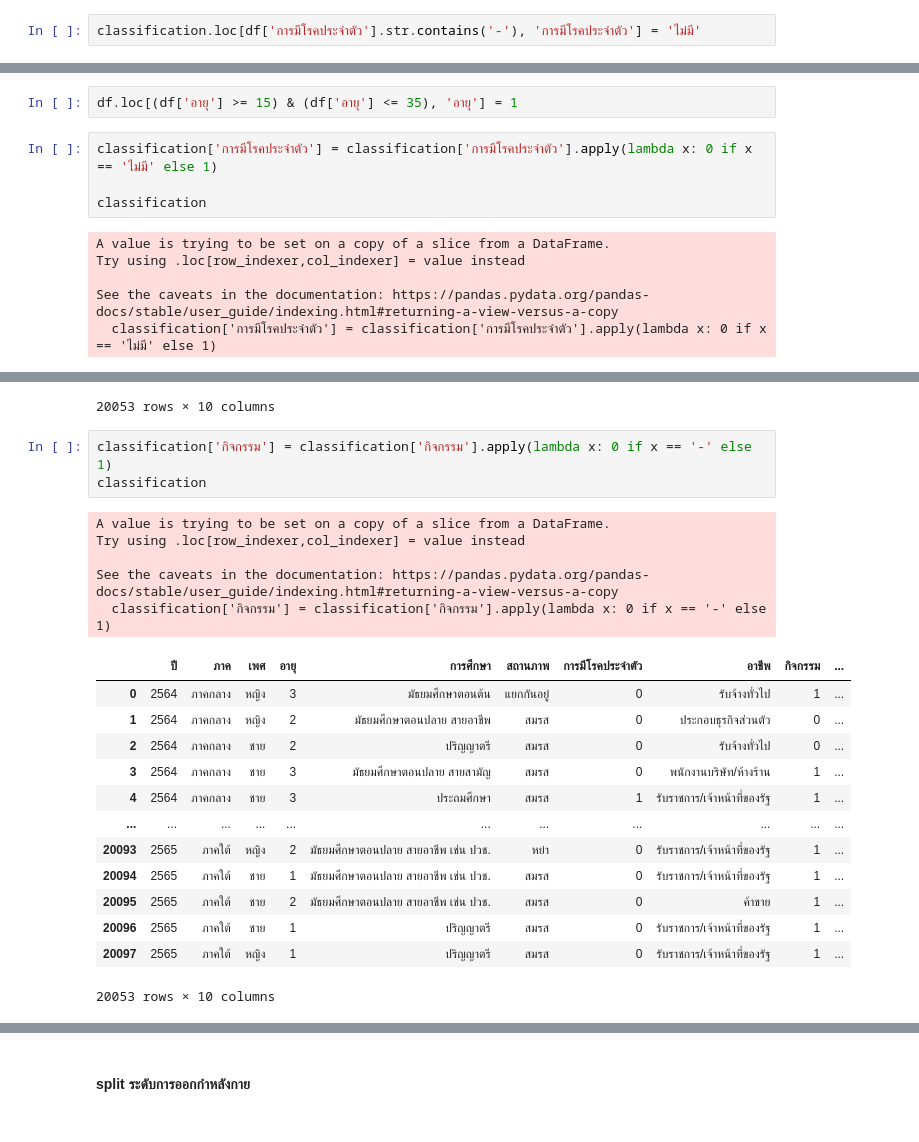
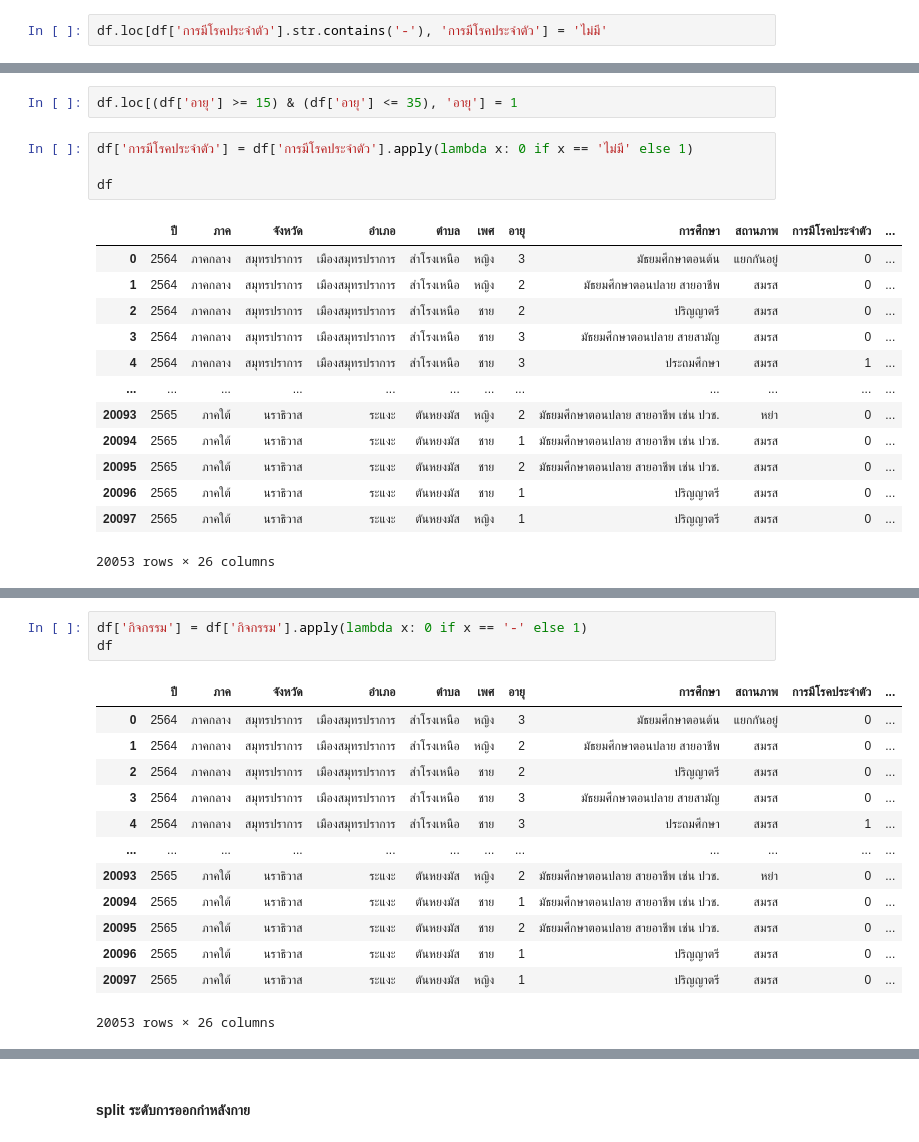
Before and after one commit to lapatradaa/BSC_DPDM23, a Jupyter notebook: ex.ipynb, the cells around one changed output, grey strips where cells are left out. Drawn from its saved outputs; the diff is of its cells as text.

```diff
--- a/ex.ipynb
+++ b/ex.ipynb
@@ -177,5 +177,5 @@ no_disease
 # %% [output]
 0
 # %%
-classification.loc[df['การมีโรคประจำตัว'].str.contains('-'), 'การมีโรคประจำตัว'] = 'ไม่มี'
+df.loc[df['การมีโรคประจำตัว'].str.contains('-'), 'การมีโรคประจำตัว'] = 'ไม่มี'
 # %%
@@ -204,12 +204,20 @@ classification
 # %%
 df.loc[(df['อายุ'] >= 15) & (df['อายุ'] <= 35), 'อายุ'] = 1
 # %%
-classification['การมีโรคประจำตัว'] = classification['การมีโรคประจำตัว'].apply(lambda x: 0 if x == 'ไม่มี' else 1)
+df['การมีโรคประจำตัว'] = df['การมีโรคประจำตัว'].apply(lambda x: 0 if x == 'ไม่มี' else 1)
 
-classification
+df
 # %% [output]
+|  | ปี | ภาค | จังหวัด | อำเภอ | ตำบล | เพศ | อายุ | การศึกษา | สถานภาพ | การมีโรคประจำตัว | ... |
+| 0 | 2564 | ภาคกลาง | สมุทรปราการ | เมืองสมุทรปราการ | สำโรงเหนือ | หญิง | 3 | มัธยมศึกษาตอนต้น | แยกกันอยู่ | 0 | ... |
+| 1 | 2564 | ภาคกลาง | สมุทรปราการ | เมืองสมุทรปราการ | สำโรงเหนือ | หญิง | 2 | มัธยมศึกษาตอนปลาย สายอาชีพ | สมรส | 0 | ... |
+| 2 | 2564 | ภาคกลาง | สมุทรปราการ | เมืองสมุทรปราการ | สำโรงเหนือ | ชาย | 2 | ปริญญาตรี | สมรส | 0 | ... |
+| 3 | 2564 | ภาคกลาง | สมุทรปราการ | เมืองสมุทรปราการ | สำโรงเหนือ | ชาย | 3 | มัธยมศึกษาตอนปลาย สายสามัญ | สมรส | 0 | ... |
+| 4 | 2564 | ภาคกลาง | สมุทรปราการ | เมืองสมุทรปราการ | สำโรงเหนือ | ชาย | 3 | ประถมศึกษา | สมรส | 1 | ... |
+| ... | ... | ... | ... | ... | ... | ... | ... | ... | ... | ... | ... |
+| 20093 | 2565 | ภาคใต้ | นราธิวาส | ระแงะ | ตันหยงมัส | หญิง | 2 | มัธยมศึกษาตอนปลาย สายอาชีพ เช่น ปวช. | หย่า | 0 | ... |
+| 20094 | 2565 | ภาคใต้ | นราธิวาส | ระแงะ | ตันหยงมัส | ชาย | 1 | มัธยมศึกษาตอนปลาย สายอาชีพ เช่น ปวช. | สมรส | 0 | ... |
+| 20095 | 2565 | ภาคใต้ | นราธิวาส | ระแงะ | ตันหยงมัส | ชาย | 2 | มัธยมศึกษาตอนปลาย สายอาชีพ เช่น ปวช. | สมรส | 0 | ... |
+| 20096 | 2565 | ภาคใต้ | นราธิวาส | ระแงะ | ตันหยงมัส | ชาย | 1 | ปริญญาตรี | สมรส | 0 | ... |
+| 20097 | 2565 | ภาคใต้ | นราธิวาส | ระแงะ | ตันหยงมัส | หญิง | 1 | ปริญญาตรี | สมรส | 0 | ... |
-A value is trying to be set on a copy of a slice from a DataFrame.
-Try using .loc[row_indexer,col_indexer] = value instead
-
-See the caveats in the documentation: https://pandas.pydata.org/pandas-docs/stable/user_guide/indexing.html#returning-a-view-versus-a-copy
-  classification['การมีโรคประจำตัว'] = classification['การมีโรคประจำตัว'].apply(lambda x: 0 if x == 'ไม่มี' else 1)
+20053 rows × 26 columns
@@ -228,23 +224,17 @@ See the caveats in the documentation: https://pandas.pydata.org/pandas-docs/stab
-20053 rows × 10 columns
 # %%
-classification['กิจกรรม'] = classification['กิจกรรม'].apply(lambda x: 0 if x == '-' else 1)
-classification
+df['กิจกรรม'] = df['กิจกรรม'].apply(lambda x: 0 if x == '-' else 1)
+df
 # %% [output]
+|  | ปี | ภาค | จังหวัด | อำเภอ | ตำบล | เพศ | อายุ | การศึกษา | สถานภาพ | การมีโรคประจำตัว | ... |
+| 0 | 2564 | ภาคกลาง | สมุทรปราการ | เมืองสมุทรปราการ | สำโรงเหนือ | หญิง | 3 | มัธยมศึกษาตอนต้น | แยกกันอยู่ | 0 | ... |
+| 1 | 2564 | ภาคกลาง | สมุทรปราการ | เมืองสมุทรปราการ | สำโรงเหนือ | หญิง | 2 | มัธยมศึกษาตอนปลาย สายอาชีพ | สมรส | 0 | ... |
+| 2 | 2564 | ภาคกลาง | สมุทรปราการ | เมืองสมุทรปราการ | สำโรงเหนือ | ชาย | 2 | ปริญญาตรี | สมรส | 0 | ... |
+| 3 | 2564 | ภาคกลาง | สมุทรปราการ | เมืองสมุทรปราการ | สำโรงเหนือ | ชาย | 3 | มัธยมศึกษาตอนปลาย สายสามัญ | สมรส | 0 | ... |
+| 4 | 2564 | ภาคกลาง | สมุทรปราการ | เมืองสมุทรปราการ | สำโรงเหนือ | ชาย | 3 | ประถมศึกษา | สมรส | 1 | ... |
+| ... | ... | ... | ... | ... | ... | ... | ... | ... | ... | ... | ... |
+| 20093 | 2565 | ภาคใต้ | นราธิวาส | ระแงะ | ตันหยงมัส | หญิง | 2 | มัธยมศึกษาตอนปลาย สายอาชีพ เช่น ปวช. | หย่า | 0 | ... |
+| 20094 | 2565 | ภาคใต้ | นราธิวาส | ระแงะ | ตันหยงมัส | ชาย | 1 | มัธยมศึกษาตอนปลาย สายอาชีพ เช่น ปวช. | สมรส | 0 | ... |
+| 20095 | 2565 | ภาคใต้ | นราธิวาส | ระแงะ | ตันหยงมัส | ชาย | 2 | มัธยมศึกษาตอนปลาย สายอาชีพ เช่น ปวช. | สมรส | 0 | ... |
+| 20096 | 2565 | ภาคใต้ | นราธิวาส | ระแงะ | ตันหยงมัส | ชาย | 1 | ปริญญาตรี | สมรส | 0 | ... |
+| 20097 | 2565 | ภาคใต้ | นราธิวาส | ระแงะ | ตันหยงมัส | หญิง | 1 | ปริญญาตรี | สมรส | 0 | ... |
-A value is trying to be set on a copy of a slice from a DataFrame.
-Try using .loc[row_indexer,col_indexer] = value instead
-
-See the caveats in the documentation: https://pandas.pydata.org/pandas-docs/stable/user_guide/indexing.html#returning-a-view-versus-a-copy
-  classification['กิจกรรม'] = classification['กิจกรรม'].apply(lambda x: 0 if x == '-' else 1)
+20053 rows × 26 columns
-|  | ปี | ภาค | เพศ | อายุ | การศึกษา | สถานภาพ | การมีโรคประจำตัว | อาชีพ | กิจกรรม | ... |
-| 0 | 2564 | ภาคกลาง | หญิง | 3 | มัธยมศึกษาตอนต้น | แยกกันอยู่ | 0 | รับจ้างทั่วไป | 1 | ... |
-| 1 | 2564 | ภาคกลาง | หญิง | 2 | มัธยมศึกษาตอนปลาย สายอาชีพ | สมรส | 0 | ประกอบธุรกิจส่วนตัว | 0 | ... |
-| 2 | 2564 | ภาคกลาง | ชาย | 2 | ปริญญาตรี | สมรส | 0 | รับจ้างทั่วไป | 0 | ... |
-| 3 | 2564 | ภาคกลาง | ชาย | 3 | มัธยมศึกษาตอนปลาย สายสามัญ | สมรส | 0 | พนักงานบริษัท/ห้างร้าน | 1 | ... |
-| 4 | 2564 | ภาคกลาง | ชาย | 3 | ประถมศึกษา | สมรส | 1 | รับราชการ/เจ้าหน้าที่ของรัฐ | 1 | ... |
-| ... | ... | ... | ... | ... | ... | ... | ... | ... | ... | ... |
-| 20093 | 2565 | ภาคใต้ | หญิง | 2 | มัธยมศึกษาตอนปลาย สายอาชีพ เช่น ปวช. | หย่า | 0 | รับราชการ/เจ้าหน้าที่ของรัฐ | 1 | ... |
-| 20094 | 2565 | ภาคใต้ | ชาย | 1 | มัธยมศึกษาตอนปลาย สายอาชีพ เช่น ปวช. | สมรส | 0 | รับราชการ/เจ้าหน้าที่ของรัฐ | 1 | ... |
-| 20095 | 2565 | ภาคใต้ | ชาย | 2 | มัธยมศึกษาตอนปลาย สายอาชีพ เช่น ปวช. | สมรส | 0 | ค้าขาย | 1 | ... |
-| 20096 | 2565 | ภาคใต้ | ชาย | 1 | ปริญญาตรี | สมรส | 0 | รับราชการ/เจ้าหน้าที่ของรัฐ | 1 | ... |
-| 20097 | 2565 | ภาคใต้ | หญิง | 1 | ปริญญาตรี | สมรส | 0 | รับราชการ/เจ้าหน้าที่ของรัฐ | 1 | ... |
-20053 rows × 10 columns
```
Also changed, not shown: parts of 13 cells of this notebook.
